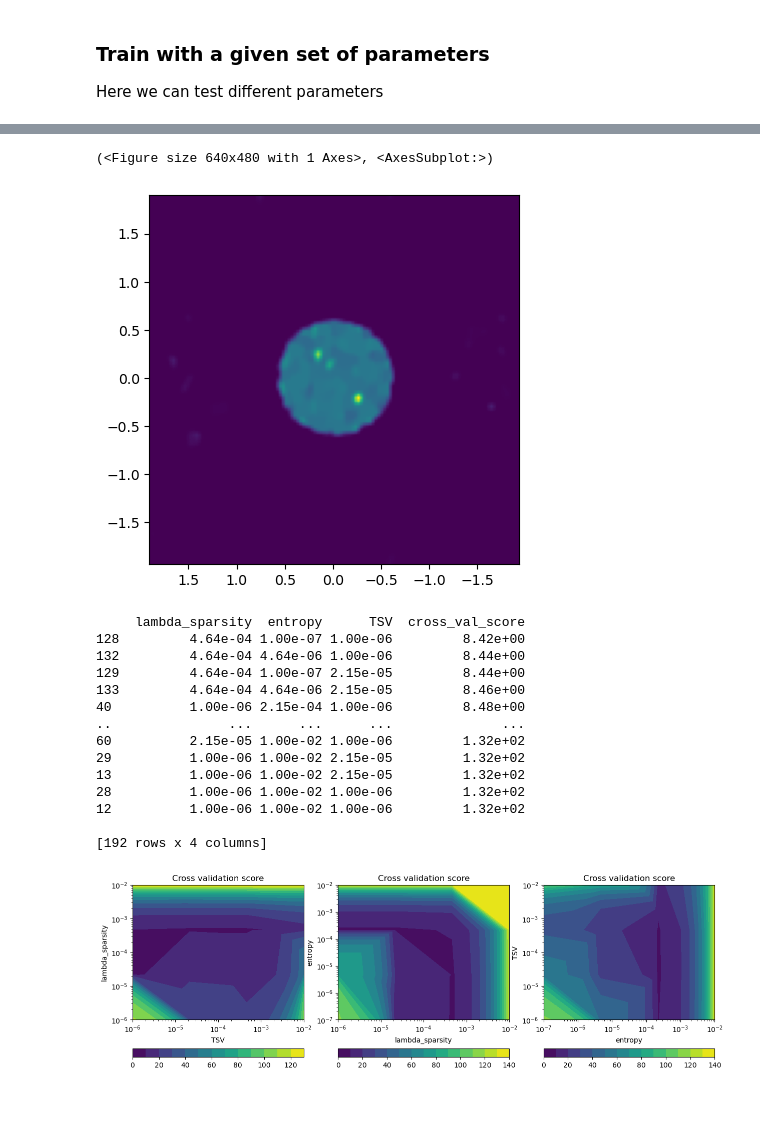
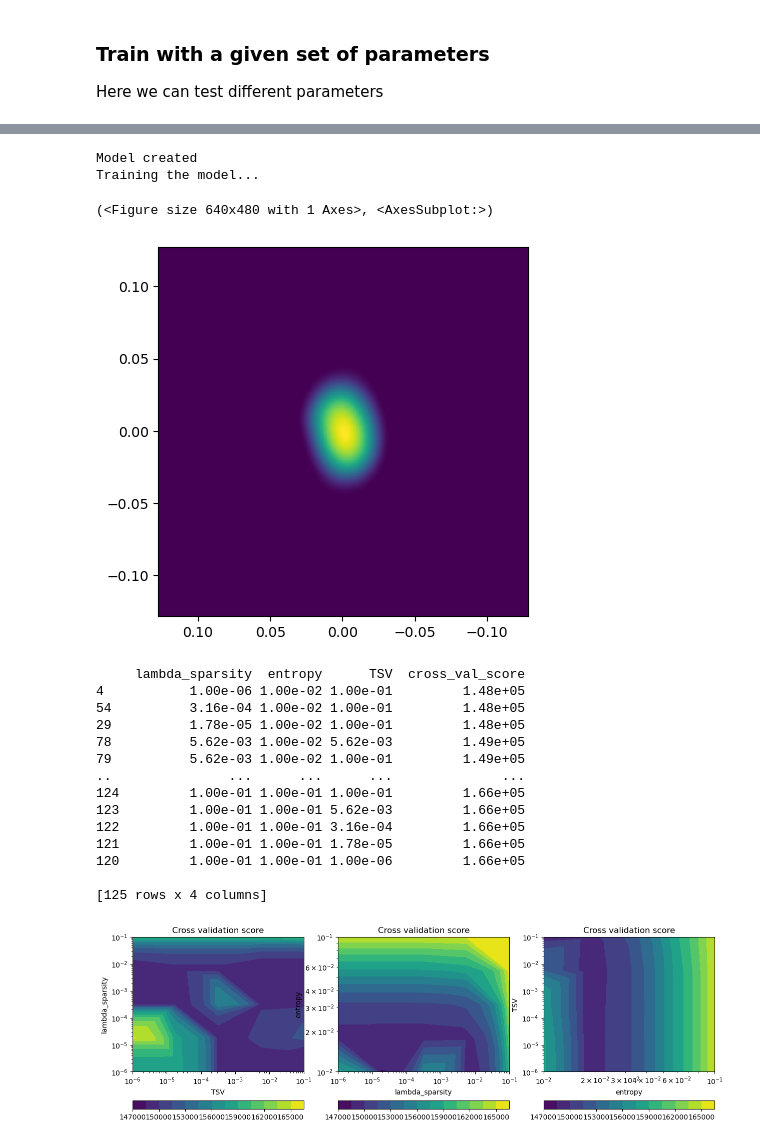
Before and after one commit to behzadarbab/Machine-Learning-Imaging, a Jupyter notebook: scripts/CV_our_data.ipynb, the cells around one changed output, grey strips where cells are left out. Drawn from its saved outputs; the diff is of its cells as text; code cells hidden in the pictures; blank space fills up the shorter version.

```diff
--- a/scripts/CV_our_data.ipynb
+++ b/scripts/CV_our_data.ipynb
@@ -26,9 +28,10 @@ from torch.utils.tensorboard import SummaryWriter
 # %%
 # input parameters
 ###########################################################################################################################################
-fname = '../data/visibilities/R_Dor_concatenated_visibilities.npz' # path to the .npz file containing the observed visibilities
+fname = '../data/visibilities/RDor_spw3_fixvis.npz' # path to the .npz file containing the observed visibilities
 cell_size = 0.001 # arcseconds
 npix = 512 # number of pixels per image axis
+
 learning_rate = 0.3 # learning rate for the optimizer
 # n_iter = 25 # number of iterations for the optimizer
 
@@ -127,5 +121,5 @@ tensor([[False, False, False,  ..., False, False, False],
 # %%
-fig, ax = plt.subplots(nrows=k, ncols=2, figsize=(4, 10))
+fig, ax = plt.subplots(nrows=k, ncols=2, figsize=(3, 15))
 
 for i, (train_subset, test_subset) in enumerate(k_fold_datasets):
 
@@ -133,6 +127,7 @@ for i, (train_subset, test_subset) in enumerate(k_fold_datasets):
 
     train_mask = train_subset.ground_mask[0]
     test_mask = test_subset.ground_mask[0]
+    # print("extent:", coords.vis_ext)
 
     ax[i, 0].imshow(
         train_mask.detach().numpy(),
@@ -154,6 +149,10 @@ ax[0, 1].set_title("test mask")
 for a in ax.flatten():
     a.xaxis.set_ticklabels([])
     a.yaxis.set_ticklabels([])
+    # print the limits of x axis
+    # print(a.get_xlim())
+    # a.set_xlim(-20000, 20000)
+    # a.set_ylim(-20000, 20000)
 
 fig.subplots_adjust(left=0.15, hspace=0.0, wspace=0.2)
 # %% [output]
@@ -231,14 +302,19 @@ import pandas as pd
 import numpy as np
 import time
 import matplotlib.pyplot as plt
+
+cv_filename = '../results/cv dataframes/cv_dataframe_500.csv'
 # Define missing variables
-lambda_sparsity_space = np.logspace(-6, -2, 4)
-lambda_TV_space = np.logspace(-8, -4, 3)
-# lambda_TV_space = np.array([1.0e-6])
-entropy_space = np.logspace(-7, -2, 4)
-TSV_space = np.logspace(-6, -2, 4)
-torch.set_num_threads(10)
+lambda_sparsity_space = np.logspace(-6, -1, 5)
+# lambda_TV_space = np.logspace(-8, -4, 3)
+lambda_TV_space = np.array([0])
+entropy_space = np.logspace(-2, -1, 5)
+TSV_space = np.logspace(-6, -1, 5)
+torch.set_num_threads(8)
+coords = coordinates.GridCoords(
+    cell_size=cell_size, npix=npix)
 
+rml_dim = seed_from_dirty_image(learning_rate_dim=0.5, n_iter_dim=100, coords=coords, img=img, dset=dset, plot_loss_per_iteration=False, plot_final_seed=False)
 
 # Fix code block
 cv_dataframe = pd.DataFrame(columns=['lambda_sparsity', 'lambda_TV', 'entropy', 'TSV', 'cross_val_score'])
@@ -251,22 +327,22 @@ for sparsity_index, lambda_sparsity in enumerate(lambda_sparsity_space):
                 parameter_count=sparsity_index*len(lambda_TV_space)*len(entropy_space)*len(TSV_space)+TV_index*len(entropy_space)*len(TSV_space)+entropy_index*len(TSV_space)+TSV_index+1
                 # print(f"[{parameter_count}/{parameter_total}]")
                 run_time_start = time.time()
-                pars = {'lr': 0.5,
+                pars = {'lr': 1,
                         'lambda_sparsity': lambda_sparsity,
                         'lambda_TV': lambda_TV,
                         'entropy': entropy,
-                        'prior_intensity': 1.0e-7,
+                        'prior_intensity': 0,
                         'TSV': TSV,
-                        "epochs": 600}
-                cv_score = cross_validate(pars)
+                        "epochs": 500}
+                cv_score = cross_validate(pars, start_from_dirty_image=True)
                 print("[{}/{}] --> CV: {:.2f}, log_TSV:{:.1e}, log_entropy:{:.1e}, log_TV:{:.1e}, log_sparsity:{:.1e}".format(parameter_count, parameter_total, cv_score, np.log10(TSV), np.log10(entropy), np.log10(lambda_TV), np.log10(lambda_sparsity)))
                 cv_dataframe = pd.concat([cv_dataframe, pd.DataFrame({'lambda_sparsity': lambda_sparsity, 'lambda_TV': lambda_TV, 'entropy': entropy, 'TSV': TSV, 'cross_val_score': cv_score}, index=[0])], ignore_index=True)
                 # train_and_image(pars)
                 run_time_end = time.time()
                 predicted_time = (time.time()-start_time)*(parameter_total-parameter_count)/(parameter_count)
-                # print("runtime: {:.1f} seconds \t remaining time: {:.1f} minutes\n".format(run_time_end-run_time_start, predicted_time/60))
+                print("runtime: {:.1f} seconds \t remaining time: {:.1f} minutes\n".format(run_time_end-run_time_start, predicted_time/60))
 
 end_time = time.time()
 print("Time taken for cross validation:{:.2f} minutes".format((end_time-start_time)/60))
-cv_dataframe.to_csv('cv_dataframe.csv', index=True)
+cv_dataframe.to_csv(cv_filename, index=True)
 # %% [output]
@@ -335,5 +411,5 @@ Name: 128, dtype: float64
 # %%
-pars = {'lr': 0.5,
+pars = {'lr': 1,
         'lambda_sparsity': cv_dataframe['lambda_sparsity'][idx],
         'lambda_TV': cv_dataframe['lambda_TV'][idx],
         'entropy': cv_dataframe['entropy'][idx],
@@ -343,43 +419,47 @@ pars = {'lr': 0.5,
 
 train_and_image(pars)
 # %% [output]
-(<Figure size 640x480 with 1 Axes>, <AxesSubplot:>)
+Model created
+Training the model...
+(<Figure size 640x480 with 1 Axes>, <AxesSubplot:>)
-[figure, old version]
+[figure, new version]
 # %%
 pd.set_option('display.float_format', lambda x: '%.2e' % x)
 interest_cols = ['lambda_sparsity', 'entropy', 'TSV', 'cross_val_score']
-df= cv_dataframe
+# read cv_dataframe
+# cv_filename="../results/cv dataframes/cv_dataframe_500.csv"
+df = pd.read_csv(cv_filename, index_col=0)
 df_interest = df[interest_cols]
 interest_cols = ['lambda_sparsity', 'entropy', 'TSV']
 print(df_interest.sort_values(by='cross_val_score', ascending=True))
 
 # plot a contour plot for each two parameter combination and the cross validation score.
 fig, ax = plt.subplots(1, 3, figsize=(15, 5))
 for i, col in enumerate(interest_cols):
     X = df_interest[interest_cols[i-1]]
     Y = df_interest[interest_cols[i]]
     Z = df_interest['cross_val_score']
     ax[i].tricontourf(X, Y, Z, levels=14, cmap='RdYlBu')
     ax[i].set_xscale('log')
     ax[i].set_yscale('log')
     ax[i].set_xlabel(interest_cols[i-1])
     ax[i].set_ylabel(interest_cols[i])
     ax[i].set_title('Cross validation score')
     fig.colorbar(ax[i].tricontourf(X, Y, Z, levels=14), ax=ax[i], orientation='horizontal')
 plt.show()
 # %% [output]
      lambda_sparsity  entropy      TSV  cross_val_score
-128         4.64e-04 1.00e-07 1.00e-06         8.42e+00
-132         4.64e-04 4.64e-06 1.00e-06         8.44e+00
-129         4.64e-04 1.00e-07 2.15e-05         8.44e+00
-133         4.64e-04 4.64e-06 2.15e-05         8.46e+00
-40          1.00e-06 2.15e-04 1.00e-06         8.48e+00
+4           1.00e-06 1.00e-02 1.00e-01         1.48e+05
+54          3.16e-04 1.00e-02 1.00e-01         1.48e+05
+29          1.78e-05 1.00e-02 1.00e-01         1.48e+05
+78          5.62e-03 1.00e-02 5.62e-03         1.49e+05
+79          5.62e-03 1.00e-02 1.00e-01         1.49e+05
 ..               ...      ...      ...              ...
-60          2.15e-05 1.00e-02 1.00e-06         1.32e+02
-29          1.00e-06 1.00e-02 2.15e-05         1.32e+02
-13          1.00e-06 1.00e-02 2.15e-05         1.32e+02
-28          1.00e-06 1.00e-02 1.00e-06         1.32e+02
-12          1.00e-06 1.00e-02 1.00e-06         1.32e+02
+124         1.00e-01 1.00e-01 1.00e-01         1.66e+05
+123         1.00e-01 1.00e-01 5.62e-03         1.66e+05
+122         1.00e-01 1.00e-01 3.16e-04         1.66e+05
+121         1.00e-01 1.00e-01 1.78e-05         1.66e+05
+120         1.00e-01 1.00e-01 1.00e-06         1.66e+05
 
-[192 rows x 4 columns]
+[125 rows x 4 columns]
-[figure, old version]
+[figure, new version]
```
Also changed, not shown: parts of 17 cells of this notebook, 1 other file.
